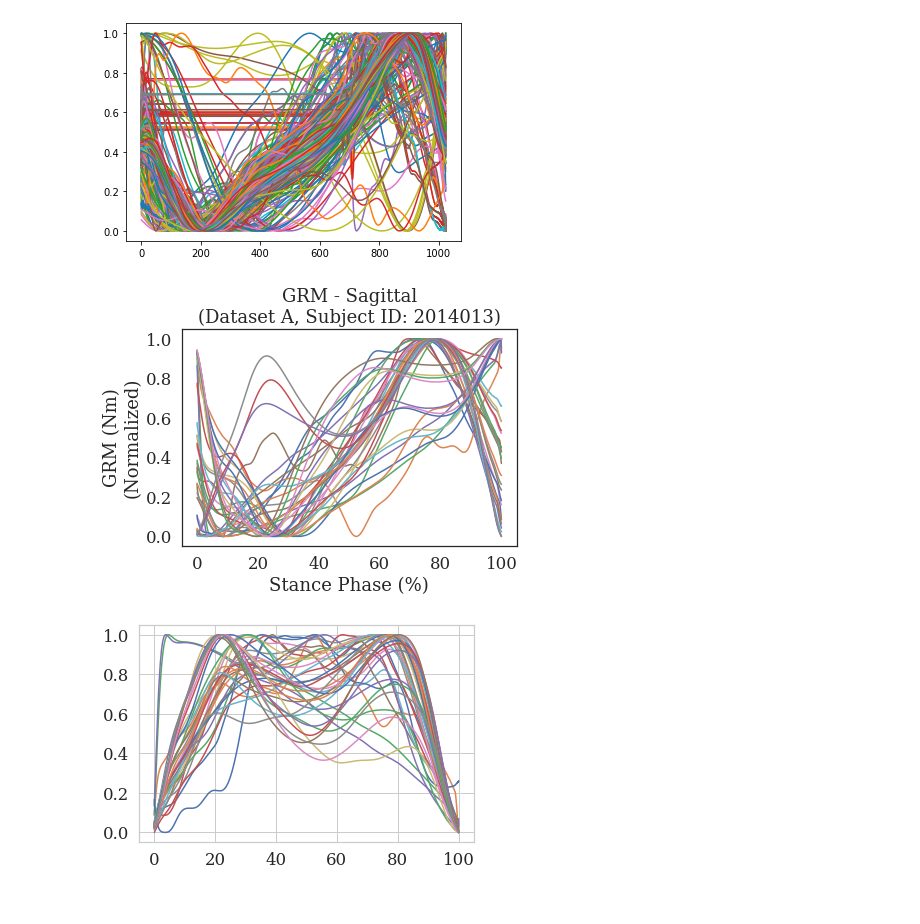
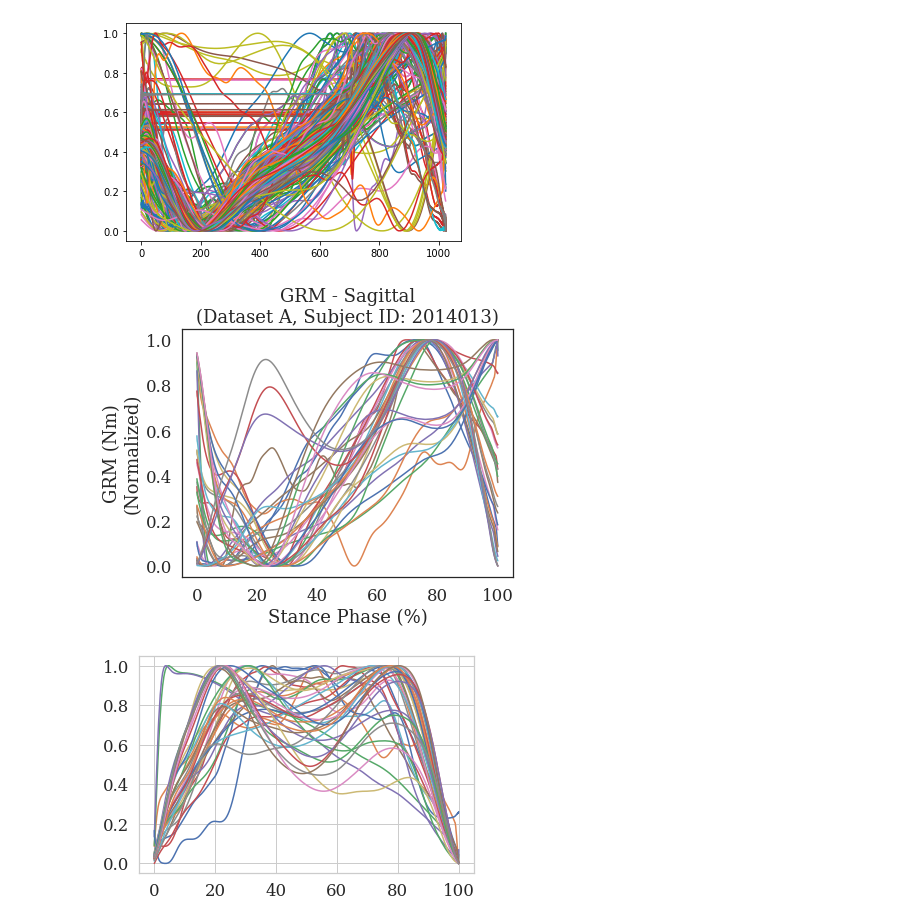
Before and after one commit to atick-faisal/GRF-Synthesis-from-Motion-Trajectories, a Jupyter notebook: src/preprocessing/process_dataset_1_alt.ipynb, the cells around one changed output. Saved outputs shown, nothing was run; the diff lists cells and outputs as text; code cells hidden in the pictures.

Commit message:
Fix figures

```diff
--- a/src/preprocessing/process_dataset_1_alt.ipynb
+++ b/src/preprocessing/process_dataset_1_alt.ipynb
@@ -690,16 +690,18 @@ for i in range(y.shape[0]):
 # %% [output]
 [figure]
 # %%
+plt.figure(figsize=(6, 5))
 mx = target['mx'].to_numpy().reshape(-1, N_SAMPLES)
 for i in range(mx.shape[0]):
     plt.plot(x, mx[i, :])
 
 plt.title("GRM - Sagittal\n(Dataset A, Subject ID: 2014013)")
 plt.xlabel("Stance Phase (%)")
 plt.ylabel("GRM (Nm)\n(Normalized)")
+plt.tight_layout()
 plt.savefig("../../Figures/dbase1_mx_subject_2014013.svg")
 # %% [output]
-[figure, old version]
+[figure, new version]
 # %%
 my = target['my'].to_numpy().reshape(-1, N_SAMPLES)
 for i in range(my.shape[0]):
```
Also changed, not shown: 1 other file.
